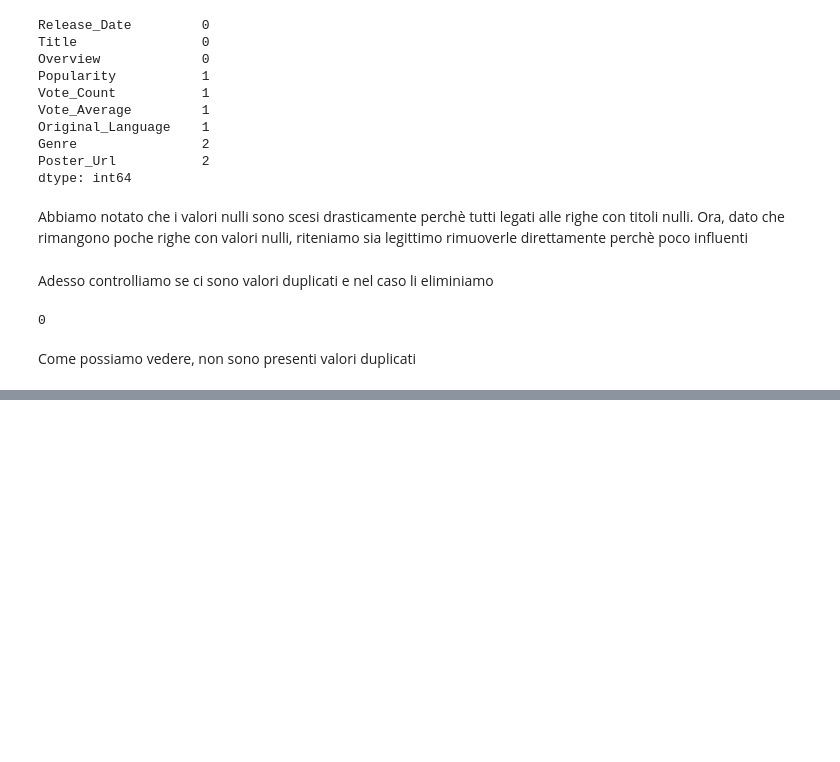
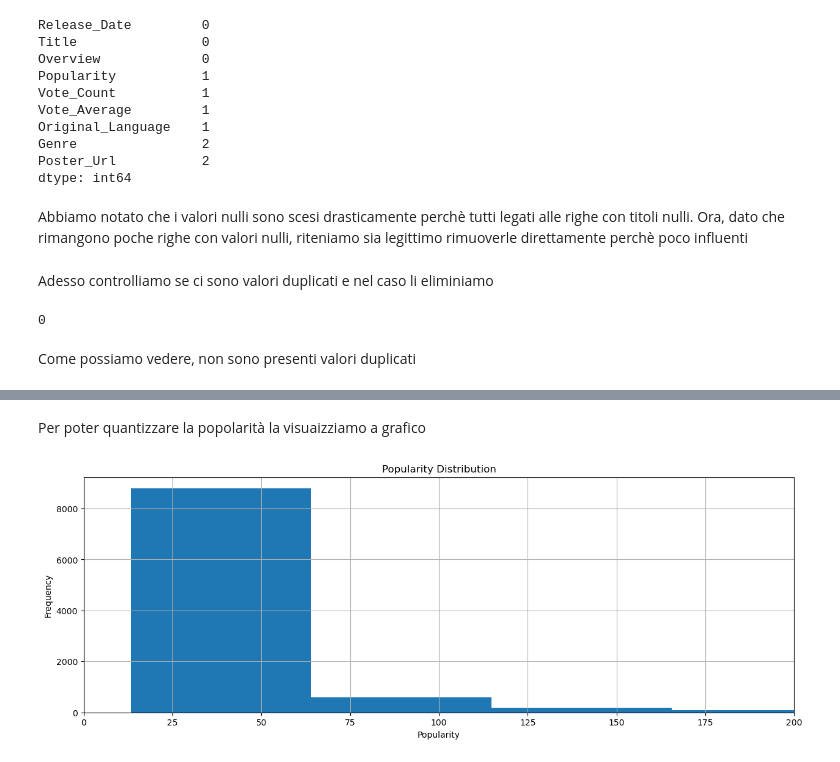
Before and after one commit to giampyhatesyou/Ids, a Jupyter notebook: pr.ipynb, the cells around one changed output, grey strips where cells are left out. Drawn from its saved outputs; the diff is of its cells as text; code cells hidden in the pictures; blank space fills up the shorter version.

```diff
--- a/pr.ipynb
+++ b/pr.ipynb
@@ -84,0 +131,12 @@ Come possiamo vedere, non sono presenti valori duplicati
+# %% [markdown]
+Per poter quantizzare la popolarità la visuaizziamo a grafico
+# %%
+#visuallizziamo la distribuzione di 'Popularity'
+histo = dataset['Popularity'].hist(bins=100, figsize=(15, 5))
+plt.xlim(0, 200) #limitiamo l'asse y per una migliore visualizzazione
+plt.xlabel('Popularity')
+plt.ylabel('Frequency')
+plt.title('Popularity Distribution')
+plt.show()
+# %% [output]
+[figure, added]
```
Also changed, not shown: parts of 9 cells of this notebook.
